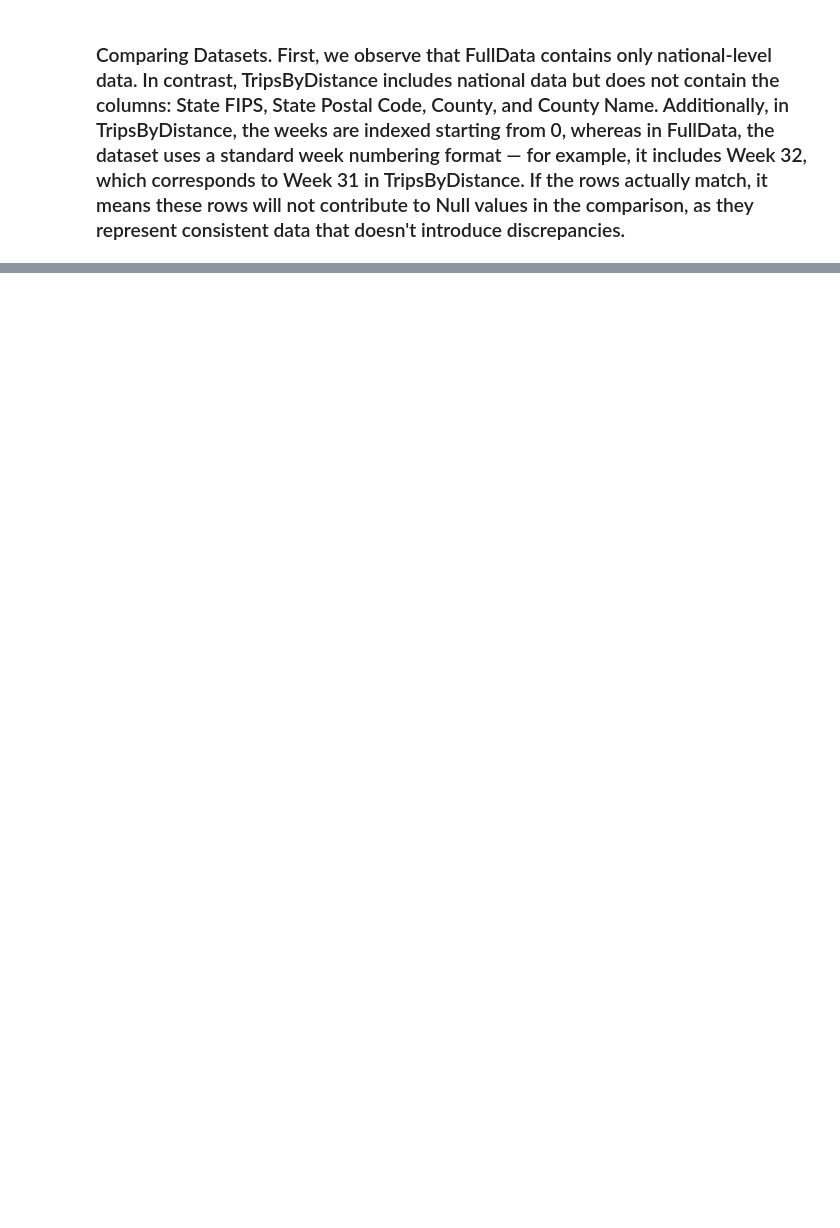
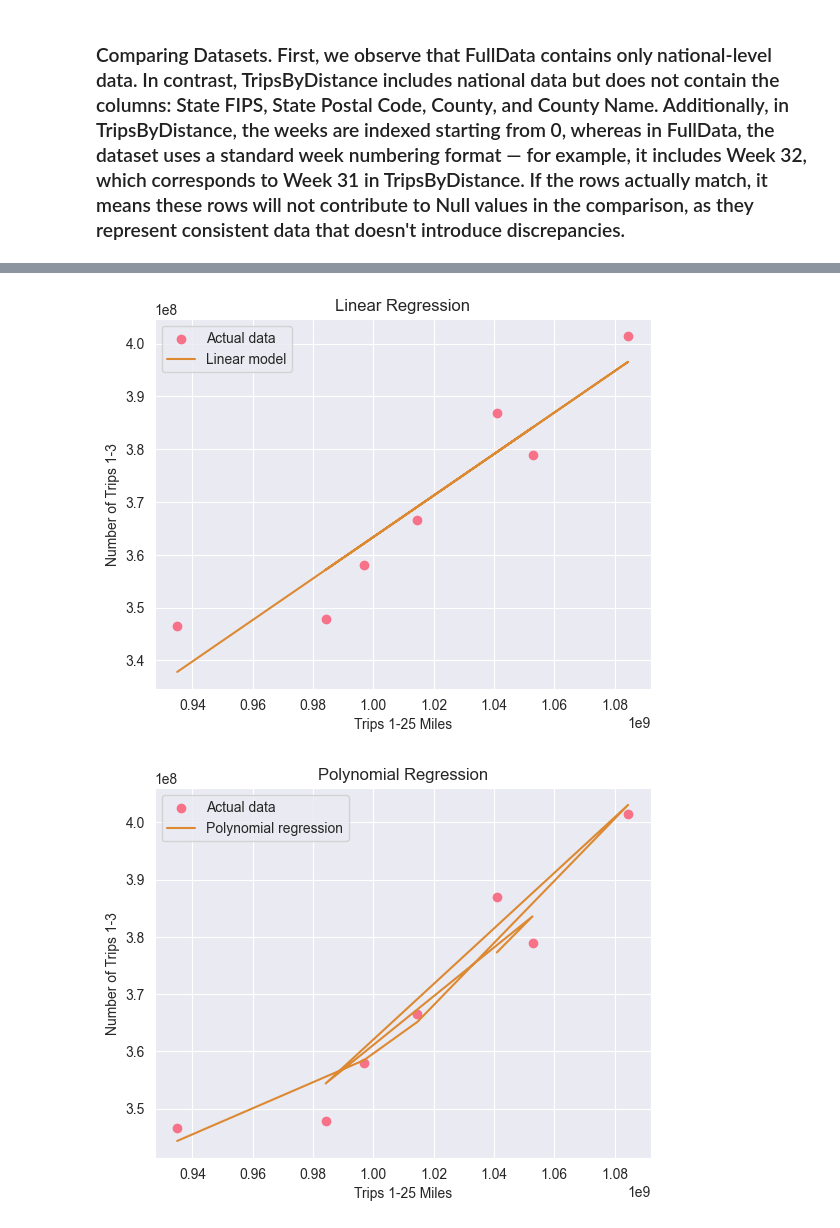
Before and after one commit to xavisec/Big-Data-Programming-Project, a Jupyter notebook: DataScience5004CMDXavia.ipynb, the cells around one changed output, grey strips where cells are left out. Cells and saved outputs as stored; diff of their text form; code cells hidden in the pictures; blank space fills up the shorter version.

```diff
--- a/DataScience5004CMDXavia.ipynb
+++ b/DataScience5004CMDXavia.ipynb
@@ -358,0 +1161,78 @@ CleanTripsByDistancePandas['Week'].nunique()
+# %%
+startDate = TripsFullDataPandasNationalOnly['Date'].min()
+finishDate = TripsFullDataPandasNationalOnly['Date'].max()
+
+TripsByDistancePandasNationalOnlyWeek31 = dd.from_pandas(TripsByDistancePandasNationalOnly, npartitions=2)
+small_set = TripsByDistancePandasNationalOnlyWeek31[TripsByDistancePandasNationalOnlyWeek31["Date"].between(startDate, finishDate)].compute()
+
+
+x_model = np.array(TripsFullDataPandasNationalOnlyQ4['Trips 1-25 Miles']).reshape(-1, 1)
+y_model = np.array(small_set['Number of Trips 1-3']).reshape(-1, 1)
+
+
+model = LinearRegression()
+model.fit(x_model, y_model)
+
+
+# Model evaluation
+r_sq = model.score(x_model, y_model)
+print(r_sq)
+print(f"Coefficient of determination: {r_sq}")
+print(f"Intercept: {model.intercept_}")
+print(f"Coefficients: {model.coef_}")
+
+y_pred_linear = model.predict(x_model)
+print(f"predicted response:\n{y_pred_linear}")
+
+polynomial_features= PolynomialFeatures(degree=2)
+x_poly = polynomial_features.fit_transform(x_model)
+
+
+model = LinearRegression()
+model.fit(x_poly, y_model)
+
+r_sq = model.score(x_poly, y_model)
+print(f"Coefficient of determination (R^2): {r_sq}")
+print(f"Intercept: {model.intercept_}")
+print(f"Coefficients: {model.coef_}")
+
+y_pred = model.predict(x_poly)
+print(f"predicted response:\n{y_pred_linear}")
+# Model training
+X_train, X_test, y_train, y_test = train_test_split(x_model, y_model,shuffle=False)
+
+
+plt.scatter(x_model, y_model, color=colors[0], label='Actual data')
+plt.plot(x_model, y_pred_linear, color=colors[1], label='Linear model')
+plt.xlabel('Trips 1-25 Miles')
+plt.ylabel('Number of Trips 1-3')
+plt.title('Linear Regression')
+plt.legend()
+plt.savefig("./DataSources/GraphicalAnswers/LinearRegression.png")
+plt.show()
+plt.close('all')
+
+plt.scatter(x_model, y_model, color=colors[0], label='Actual data')
+plt.plot(x_model, y_pred, color=colors[1], label='Polynomial regression')
+plt.xlabel('Trips 1-25 Miles')
+plt.ylabel('Number of Trips 1-3')
+plt.title('Polynomial Regression')
+plt.legend()
+plt.savefig("./DataSources/GraphicalAnswers/PolynomialRegression.png")
+plt.show()
+plt.close('all')
+
+
+
+plt.scatter(x_model, y_model, color=colors[0], label='Actual data')
+plt.scatter(X_test, y_test, color=colors[1], label='Testing data')
+plt.plot(x_model, y_pred_linear, colors[2], label='Linear model')
+
+plt.xlabel('Trained X -  Trips 1-25 Miles')
+plt.ylabel('Trained Y - Number of Trips 5-10 ')
+plt.title('Training and Testing Data')
+plt.legend()
+plt.savefig("./DataSources/GraphicalAnswers/TrainedValues.png")
+plt.show()
+plt.close('all')
+# %% [output]
@@ -358,0 +1256,2 @@ CleanTripsByDistancePandas['Week'].nunique()
+[figure, added]
+[figure, added]
```
Also changed, not shown: parts of 76 cells of this notebook, 1 other file.
